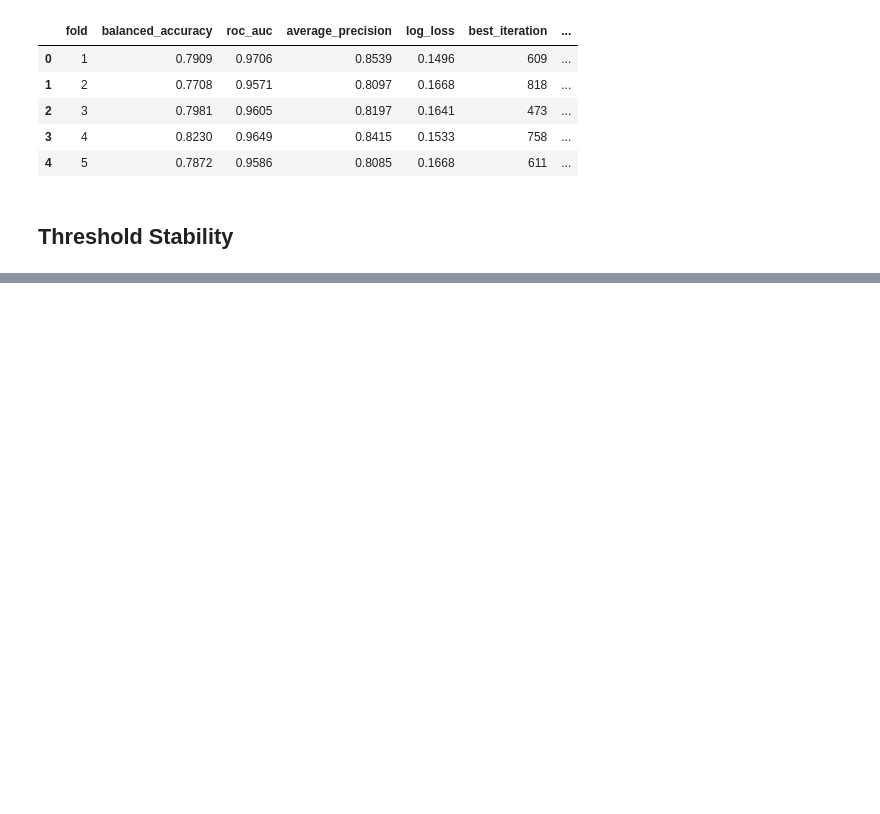
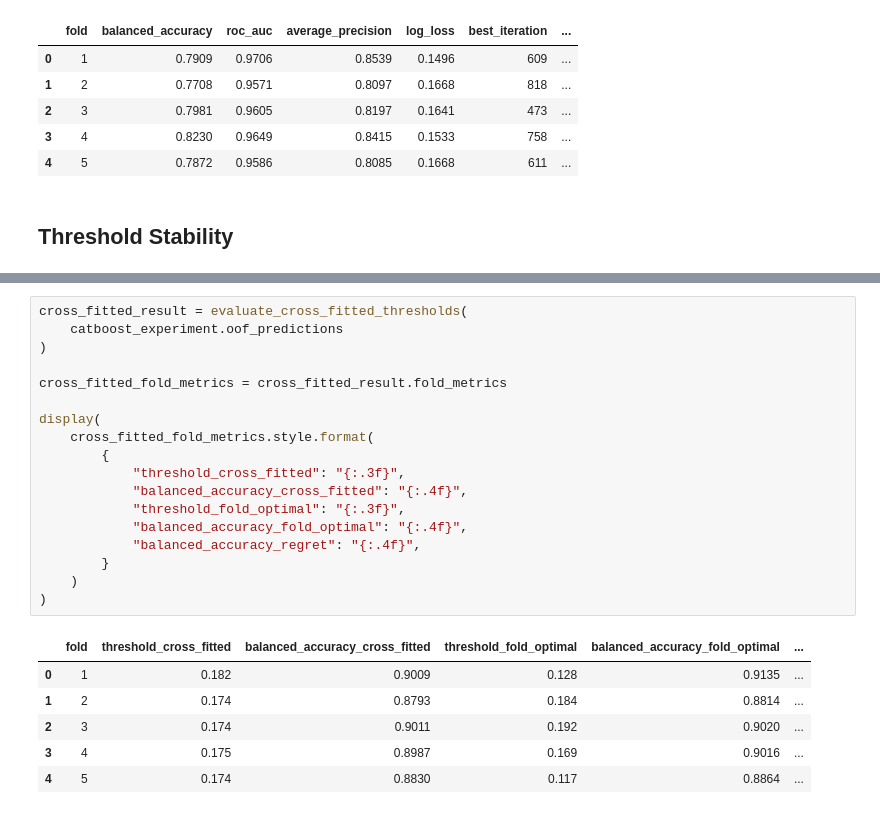
Before and after one commit to ayri77/neoversity-ml-final, a Jupyter notebook: notebooks/04_catboost_baseline.ipynb, the cells around one changed output, grey strips where cells are left out. Cells and saved outputs as stored; diff of their text form; blank space fills up the shorter version.

```diff
--- a/notebooks/04_catboost_baseline.ipynb
+++ b/notebooks/04_catboost_baseline.ipynb
@@ -225,0 +211,25 @@ Threshold std:  0.034
+# %%
+cross_fitted_result = evaluate_cross_fitted_thresholds(
+    catboost_experiment.oof_predictions
+)
+
+cross_fitted_fold_metrics = cross_fitted_result.fold_metrics
+
+display(
+    cross_fitted_fold_metrics.style.format(
+        {
+            "threshold_cross_fitted": "{:.3f}",
+            "balanced_accuracy_cross_fitted": "{:.4f}",
+            "threshold_fold_optimal": "{:.3f}",
+            "balanced_accuracy_fold_optimal": "{:.4f}",
+            "balanced_accuracy_regret": "{:.4f}",
+        }
+    )
+)
+# %% [output]
+|  | fold | threshold_cross_fitted | balanced_accuracy_cross_fitted | threshold_fold_optimal | balanced_accuracy_fold_optimal | ... |
+| 0 | 1 | 0.182 | 0.9009 | 0.128 | 0.9135 | ... |
+| 1 | 2 | 0.174 | 0.8793 | 0.184 | 0.8814 | ... |
+| 2 | 3 | 0.174 | 0.9011 | 0.192 | 0.9020 | ... |
+| 3 | 4 | 0.175 | 0.8987 | 0.169 | 0.9016 | ... |
+| 4 | 5 | 0.174 | 0.8830 | 0.117 | 0.8864 | ... |
```
Also changed, not shown: parts of 17 cells of this notebook, 5 other files.
